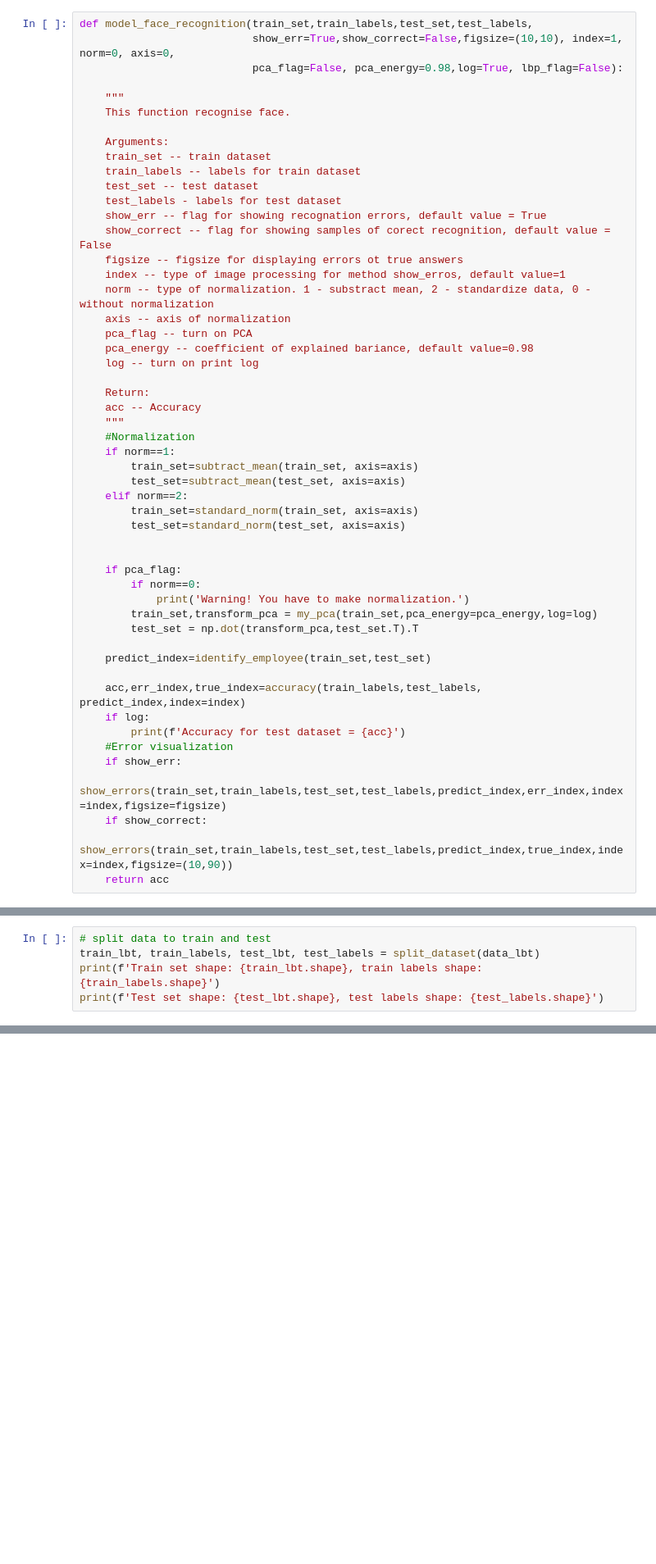
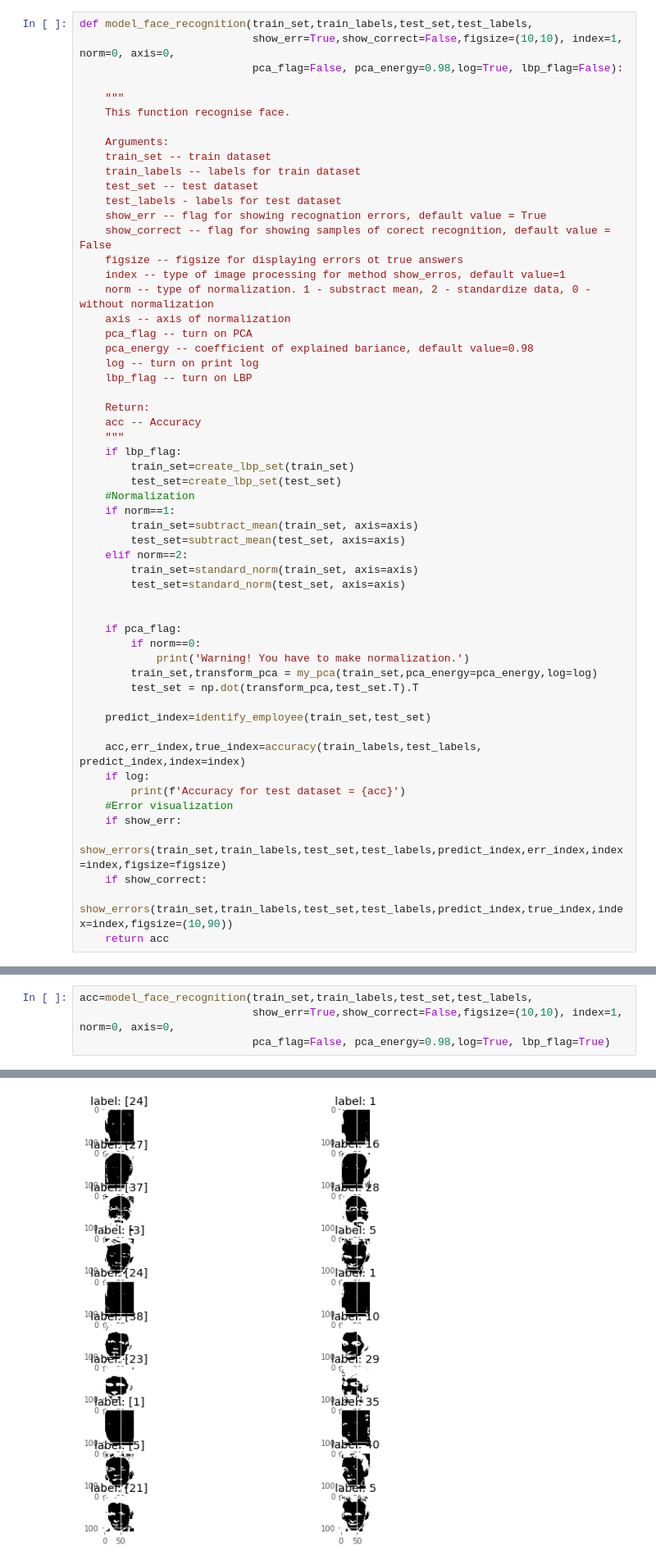
Before and after one commit to vasylcf/face_recognition, a Jupyter notebook: face_recognition_v4.ipynb, the cells around one changed output, grey strips where cells are left out. Shown at 82% size. Cells and saved outputs as stored; diff of their text form; blank space fills up the shorter version.

```diff
--- a/face_recognition_v3.ipynb
+++ b/face_recognition_v4.ipynb
@@ -289,10 +289,14 @@ def model_face_recognition(train_set,train_labels,test_set,test_labels,
     pca_flag -- turn on PCA
     pca_energy -- coefficient of explained bariance, default value=0.98
     log -- turn on print log
+    lbp_flag -- turn on LBP
 
     Return:
     acc -- Accuracy
     """
+    if lbp_flag:
+        train_set=create_lbp_set(train_set)
+        test_set=create_lbp_set(test_set)
     #Normalization
     if norm==1:
         train_set=subtract_mean(train_set, axis=axis)
@@ -588,5 +536,0 @@ plt.imshow(data_lbt[200].reshape(112,92),cmap='gray')
-# %%
-# split data to train and test
-train_lbt, train_labels, test_lbt, test_labels = split_dataset(data_lbt)
-print(f'Train set shape: {train_lbt.shape}, train labels shape: {train_labels.shape}')
-print(f'Test set shape: {test_lbt.shape}, test labels shape: {test_labels.shape}')
@@ -609,0 +604,5 @@ Predict photo                          Real photo
+# %%
+acc=model_face_recognition(train_set,train_labels,test_set,test_labels,
+                           show_err=True,show_correct=False,figsize=(10,10), index=1, norm=0, axis=0,
+                           pca_flag=False, pca_energy=0.98,log=True, lbp_flag=True)
+# %% [output]
@@ -610,2 +611,3 @@ Predict photo                          Real photo
+[figure, added]
 # %% [markdown]
 We have good enough accuracy after implementation LBT algorithm. But accuracy is worse then before
```
Also changed, not shown: parts of 25 cells of this notebook.
